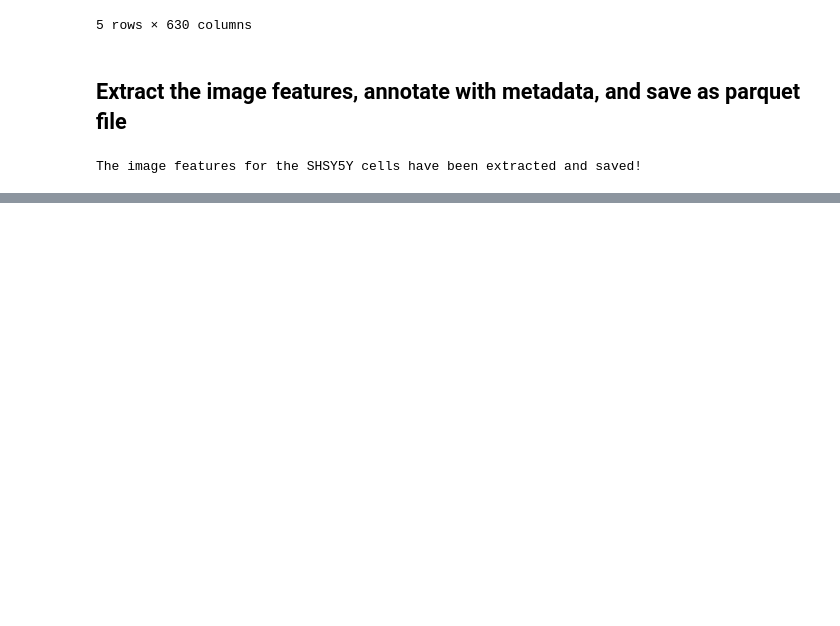
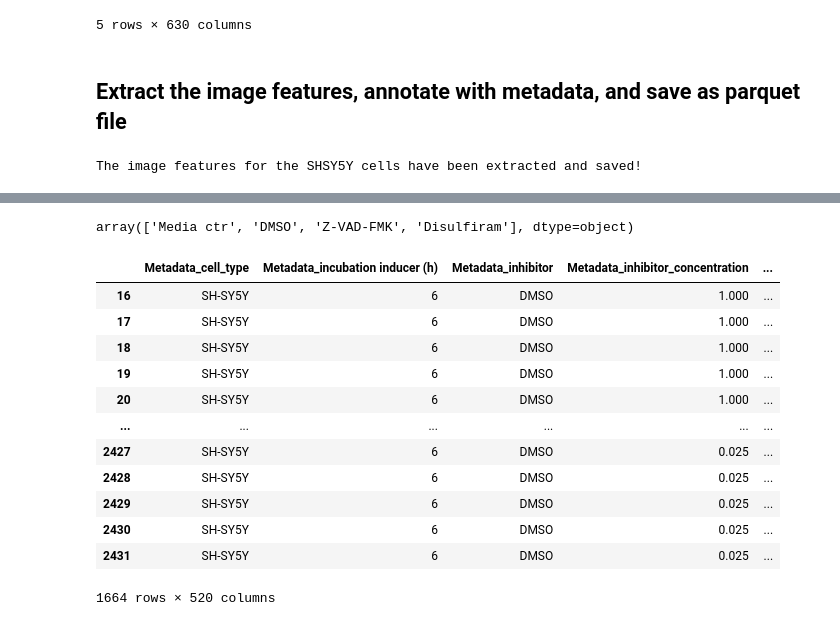
Before and after one commit to WayScience/pyroptosis_signature_image_profiling, a Jupyter notebook: Plate_2_data/4.processing_features/5.extract_image_features.ipynb, the cells around one changed output, grey strips where cells are left out. Saved outputs shown, nothing was run; the diff lists cells and outputs as text; code cells hidden in the pictures; blank space fills up the shorter version.

Commit message:
add check for extract image features

```diff
--- a/Plate_2_data/4.processing_features/5.extract_image_features.ipynb
+++ b/Plate_2_data/4.processing_features/5.extract_image_features.ipynb
@@ -99,0 +116,20 @@ The image features for the SHSY5Y cells have been extracted and saved!
+# %%
+annotated_image_features_df["Metadata_inhibitor"].unique()
+# %% [output]
+array(['Media ctr', 'DMSO', 'Z-VAD-FMK', 'Disulfiram'], dtype=object)
+# %%
+annotated_image_features_df[annotated_image_features_df["Metadata_inhibitor"] == "DMSO"]
+# %% [output]
+|  | Metadata_cell_type | Metadata_incubation inducer (h) | Metadata_inhibitor | Metadata_inhibitor_concentration | ... |
+| 16 | SH-SY5Y | 6 | DMSO | 1.000 | ... |
+| 17 | SH-SY5Y | 6 | DMSO | 1.000 | ... |
+| 18 | SH-SY5Y | 6 | DMSO | 1.000 | ... |
+| 19 | SH-SY5Y | 6 | DMSO | 1.000 | ... |
+| 20 | SH-SY5Y | 6 | DMSO | 1.000 | ... |
+| ... | ... | ... | ... | ... | ... |
+| 2427 | SH-SY5Y | 6 | DMSO | 0.025 | ... |
+| 2428 | SH-SY5Y | 6 | DMSO | 0.025 | ... |
+| 2429 | SH-SY5Y | 6 | DMSO | 0.025 | ... |
+| 2430 | SH-SY5Y | 6 | DMSO | 0.025 | ... |
+| 2431 | SH-SY5Y | 6 | DMSO | 0.025 | ... |
+1664 rows × 520 columns
```
Also changed, not shown: parts of 2 cells of this notebook, 1 other file.
